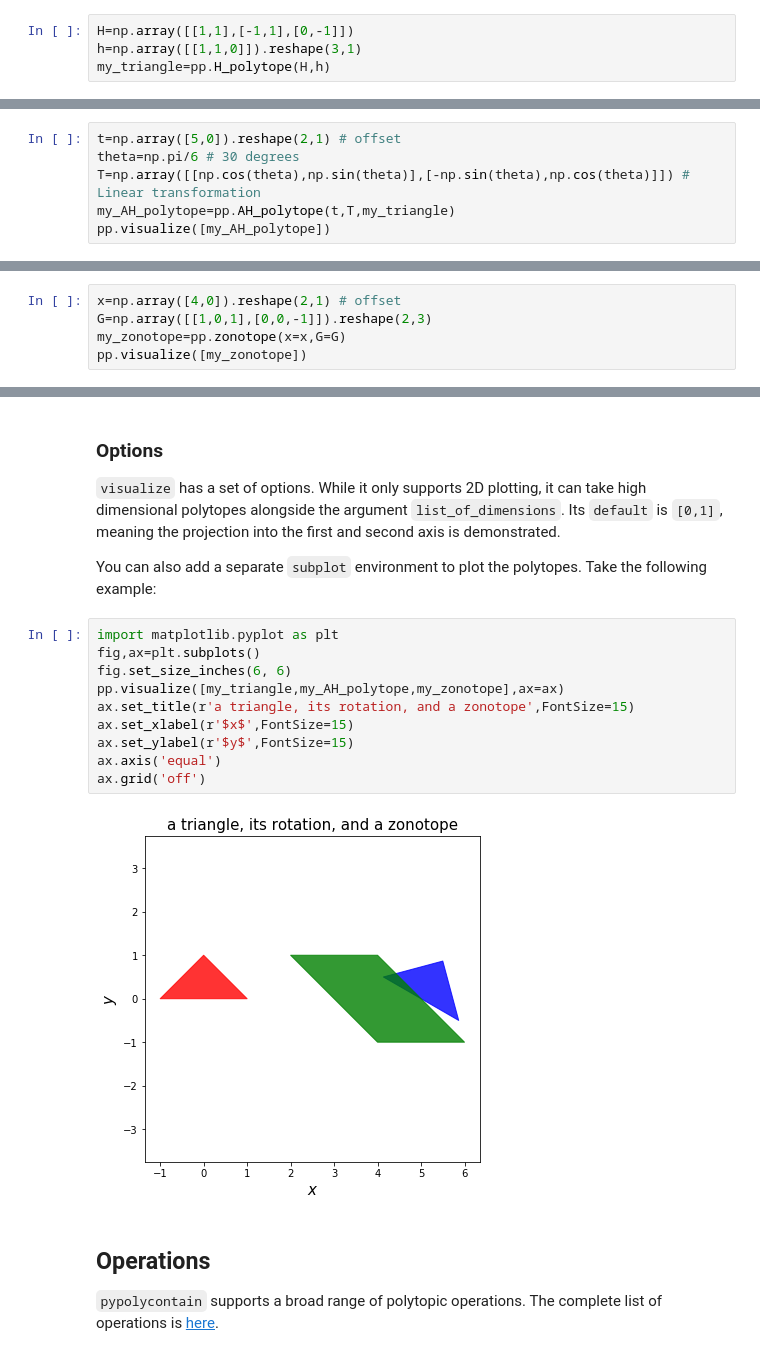
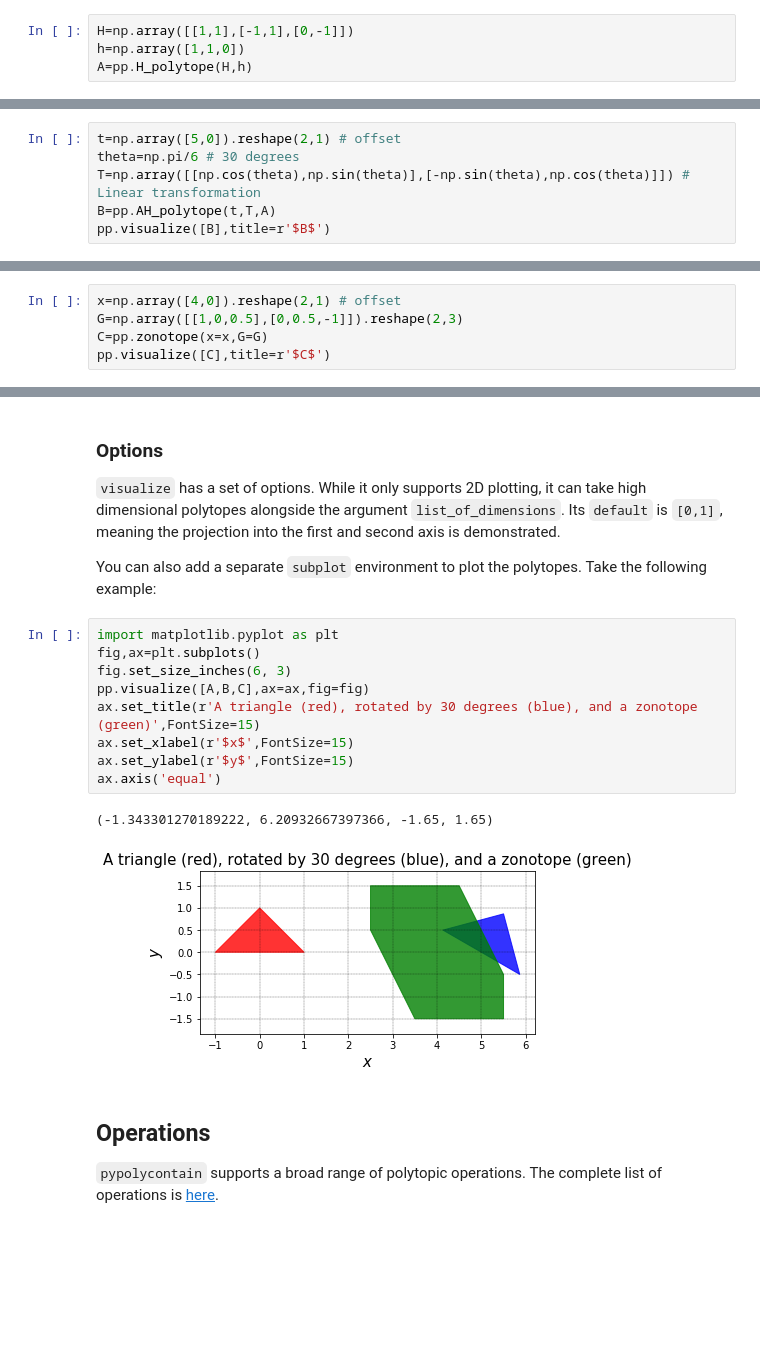
Before and after one commit to sadraddini/pypolycontain, a Jupyter notebook: doc/source/Getting Started.ipynb, the cells around one changed output, grey strips where cells are left out. Saved outputs shown, nothing was run; the diff lists cells and outputs as text; blank space fills up the shorter version.

```diff
--- a/doc/source/Getting Started.ipynb
+++ b/doc/source/Getting Started.ipynb
@@ -15,7 +15,7 @@ h= \left( \begin{array}{c} 1 \\ 1 \\ 0 \end{array}\right).
 $$
 # %%
 H=np.array([[1,1],[-1,1],[0,-1]])
-h=np.array([[1,1,0]]).reshape(3,1)
-my_triangle=pp.H_polytope(H,h)
+h=np.array([1,1,0])
+A=pp.H_polytope(H,h)
 # %% [markdown]
 This a triangle as it is defined by intersection of 3 half-spaces in $\mathbb{R}^2$. In order to visualizate the polytope, we call the following function. Note the brackets around `visualize` function - it takes in a list of polytopes as its primary argument.
@@ -30,6 +30,6 @@ We define an AH-polytope as $t+T\mathbb{P}$ with the following numbers. The tran
 t=np.array([5,0]).reshape(2,1) # offset
 theta=np.pi/6 # 30 degrees
 T=np.array([[np.cos(theta),np.sin(theta)],[-np.sin(theta),np.cos(theta)]]) # Linear transformation
-my_AH_polytope=pp.AH_polytope(t,T,my_triangle)
-pp.visualize([my_AH_polytope])
+B=pp.AH_polytope(t,T,A)
+pp.visualize([B],title=r'$B$')
 # %% [output]
@@ -39,7 +39,7 @@ pp.visualize([my_AH_polytope])
 We define a zonotope as $\mathbb{Z}=x+G[-1,1]^{n_p}$, where $n_p$ is the number of rows in $p$.
 # %%
 x=np.array([4,0]).reshape(2,1) # offset
-G=np.array([[1,0,1],[0,0,-1]]).reshape(2,3)
-my_zonotope=pp.zonotope(x=x,G=G)
-pp.visualize([my_zonotope])
+G=np.array([[1,0,0.5],[0,0.5,-1]]).reshape(2,3)
+C=pp.zonotope(x=x,G=G)
+pp.visualize([C],title=r'$C$')
 # %% [output]
@@ -67,15 +67,15 @@ You can also add a separate `subplot` environment to plot the polytopes. Take th
 # %%
 import matplotlib.pyplot as plt
 fig,ax=plt.subplots()
-fig.set_size_inches(6, 6)
-pp.visualize([my_triangle,my_AH_polytope,my_zonotope],ax=ax)
-ax.set_title(r'a triangle, its rotation, and a zonotope',FontSize=15)
+fig.set_size_inches(6, 3)
+pp.visualize([A,B,C],ax=ax,fig=fig)
+ax.set_title(r'A triangle (red), rotated by 30 degrees (blue), and a zonotope (green)',FontSize=15)
 ax.set_xlabel(r'$x$',FontSize=15)
 ax.set_ylabel(r'$y$',FontSize=15)
 ax.axis('equal')
-ax.grid('off')
 # %% [output]
+(-1.343301270189222, 6.20932667397366, -1.65, 1.65)
-[figure, old version]
+[figure, new version]
 # %% [markdown]
 ## Operations
 `pypolycontain` supports a broad range of polytopic operations. The complete list of operations is [here](https://pypolycontain.readthedocs.io/en/latest/operations.html).
```
Also changed, not shown: parts of 20 cells of this notebook, 12 other files.
